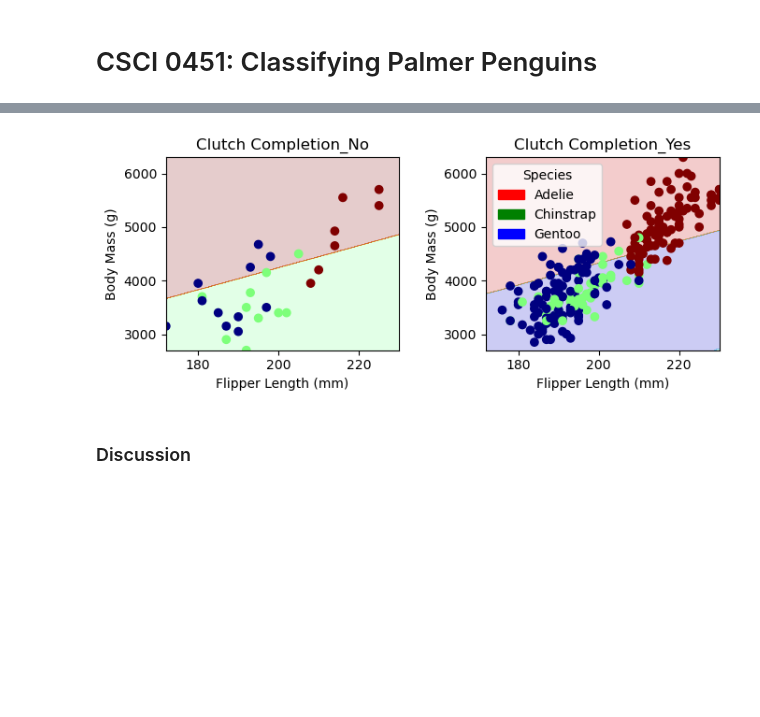
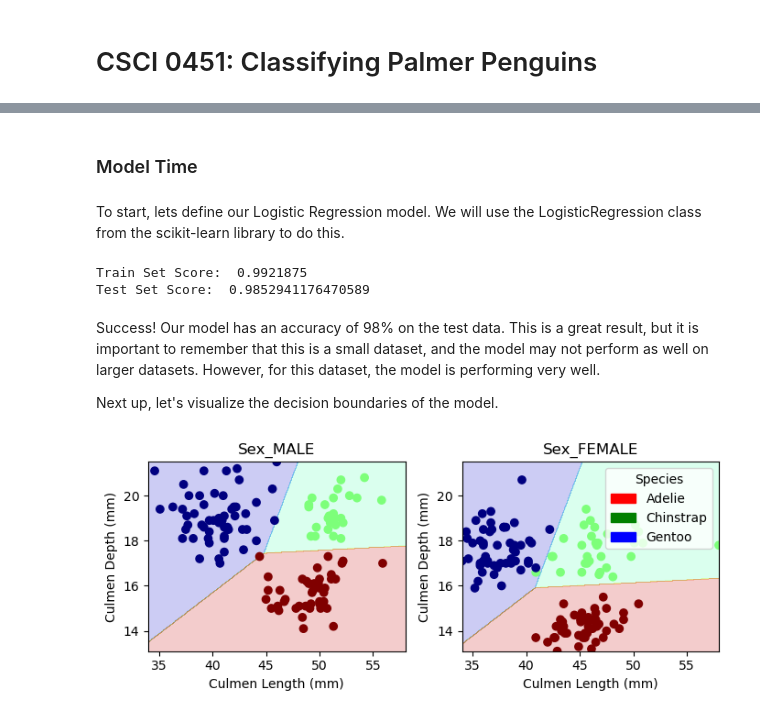
Before and after one commit to jnerenberg/jnerenberg.github.io, a Jupyter notebook: posts/palmer penguins/Classifying-Palmer-Penguins.ipynb, the cells around one changed output, grey strips where cells are left out. Saved outputs shown, nothing was run; the diff lists cells and outputs as text; code cells hidden in the pictures; blank space fills up the shorter version.

```diff
--- a/posts/palmer penguins/Classifying-Palmer-Penguins.ipynb
+++ b/posts/palmer penguins/Classifying-Palmer-Penguins.ipynb
@@ -39,7 +37,7 @@ le = LabelEncoder()
 le.fit(train["Species"])
 
 def prepare_data(df):
-  df = df.drop(["studyName", "Sample Number", "Individual ID", "Date Egg", "Comments", "Region"], axis = 1)
+  df = df.drop(["studyName", "Sample Number", "Individual ID", "Date Egg", "Comments"], axis = 1)
   df = df[df["Sex"] != "."]
   df = df.dropna()
   y = le.transform(df["Species"])
@@ -98,4 +178,36 @@ import numpy as np
+# %% [markdown]
+### Model Time
+# %% [markdown]
+To start, lets define our Logistic Regression model. We will use the LogisticRegression class from the scikit-learn library to do this.
+# %%
+from sklearn.linear_model import LogisticRegression
+
+# Define the model
+model = LogisticRegression(max_iter = 1000)
+
+# Define the features
+features = ["Culmen Length (mm)", "Culmen Depth (mm)", "Sex_MALE", "Sex_FEMALE"]
+
+# Train the model
+model.fit(X_train[features], y_train)
+print("Train Set Score: ", model.score(X_train[features], y_train))
+
+# Let's now evaluate the model on the test set.
+test_url = "https://raw.githubusercontent.com/PhilChodrow/ml-notes/main/data/palmer-penguins/test.csv"
+test = pd.read_csv(test_url)
+
+X_test, y_test = prepare_data(test)
+print("Test Set Score: ", model.score(X_test[features], y_test))
+# %% [output]
+Train Set Score:  0.9921875
+Test Set Score:  0.9852941176470589
+# %% [markdown]
+Success! Our model has an accuracy of 98% on the test data. This is a great result, but it is important to remember that this is a small dataset, and the model may not perform as well on larger datasets. However, for this dataset, the model is performing very well.
+
+Next up, let's visualize the decision boundaries of the model.
 # %%
+import numpy as np
+from matplotlib import pyplot as plt
 from matplotlib.patches import Patch
 
 def plot_regions(model, X, y):
@@ -105,6 +217,10 @@ def plot_regions(model, X, y):
     qual_features = X.columns[2:]
 
     fig, axarr = plt.subplots(1, len(qual_features), figsize = (7, 3))
+
+    # Ensure axarr is a list
+    if not isinstance(axarr, np.ndarray):
+        axarr = np.array([axarr])
 
     # create a grid
     grid_x = np.linspace(x0.min(),x0.max(),501)
@@ -119,37 +235,34 @@ def plot_regions(model, X, y):
           X.columns[0] : XX,
           X.columns[1] : YY
       })
 
       for j in qual_features:
         XY[j] = 0
 
       XY[qual_features[i]] = 1
 
       p = model.predict(XY)
       p = p.reshape(xx.shape)
 
-
       # use contour plot to visualize the predictions
       axarr[i].contourf(xx, yy, p, cmap = "jet", alpha = 0.2, vmin = 0, vmax = 2)
 
       ix = X[qual_features[i]] == 1
       # plot the data
       axarr[i].scatter(x0[ix], x1[ix], c = y[ix], cmap = "jet", vmin = 0, vmax = 2)
 
       axarr[i].set(xlabel = X.columns[0],
             ylabel  = X.columns[1],
             title = qual_features[i])
 
       patches = []
       for color, spec in zip(["red", "green", "blue"], ["Adelie", "Chinstrap", "Gentoo"]):
         patches.append(Patch(color = color, label = spec))
 
       plt.legend(title = "Species", handles = patches, loc = "best")
 
       plt.tight_layout()
+
+plot_regions(model, X_train[features], y_train)
+# %% [output]
+[figure, added]
-# %%
-plot_regions(LR, X_train[cols], y_train)
-# %% [output]
-[figure, removed]
-# %% [markdown]
-### Discussion
```
Also changed, not shown: parts of 25 cells of this notebook.
